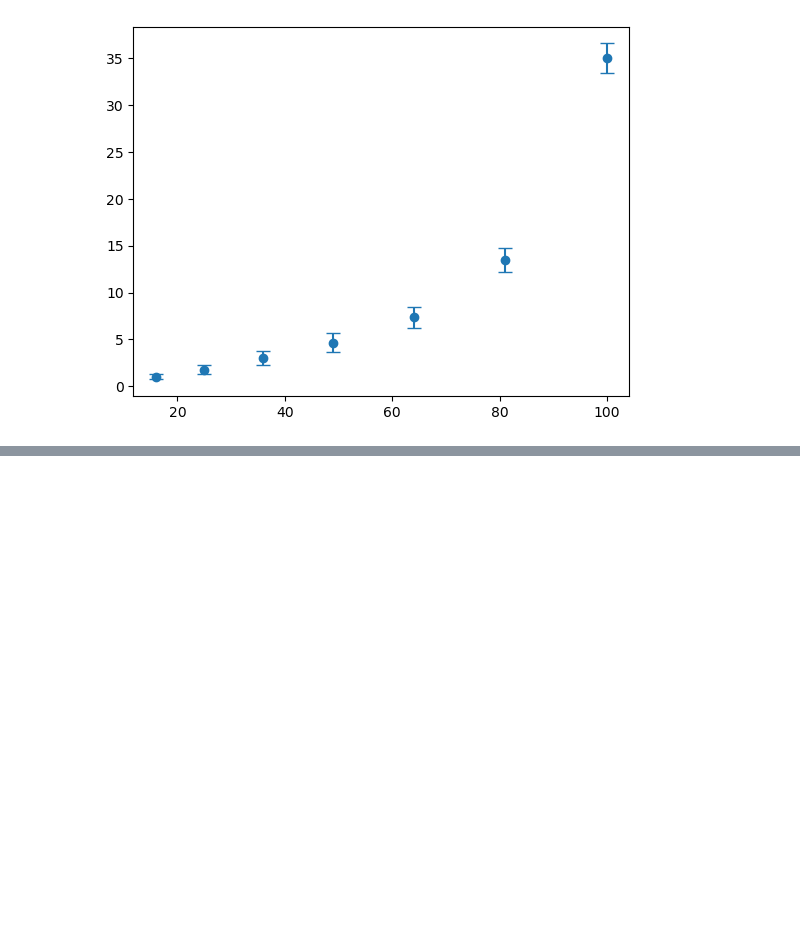
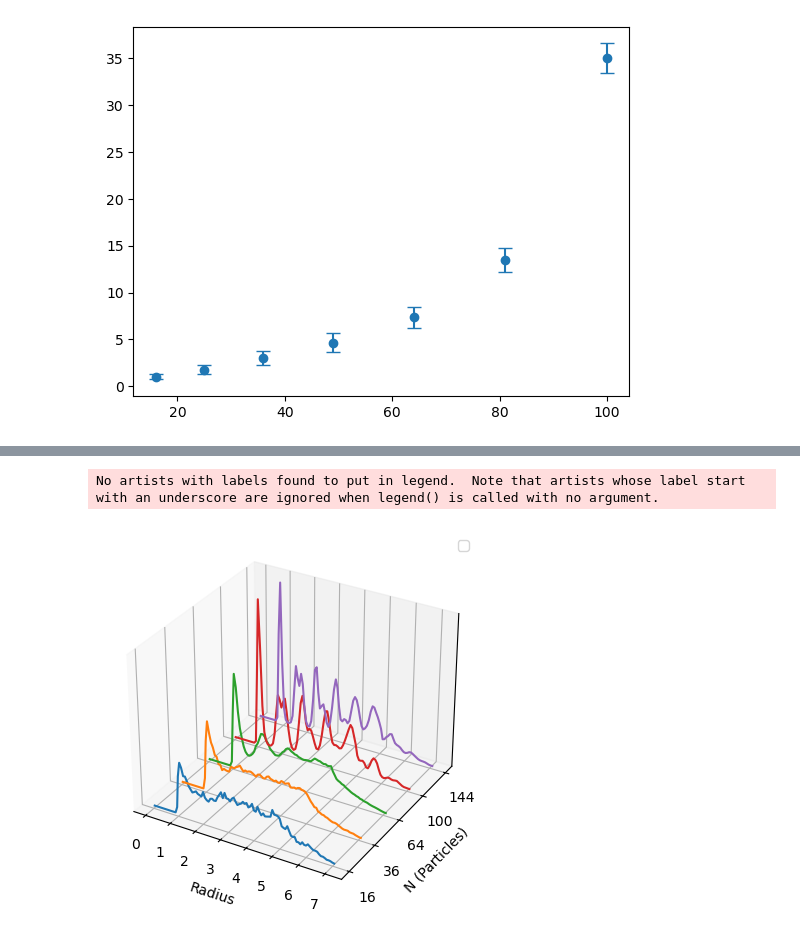
Before and after one commit to pjeong3120/md_engine, a Jupyter notebook: plots.ipynb, the cells around one changed output, grey strips where cells are left out. Drawn from its saved outputs; the diff is of its cells as text; code cells hidden in the pictures; blank space fills up the shorter version.

Commit message:
Updated Radial density function and plotting. updated density screening script to better

```diff
--- a/plots.ipynb
+++ b/plots.ipynb
@@ -84,11 +83,0 @@ plt.show()
-# %%
-job_dir = f'./runs/density_screens/N=64'
-from src.utils import compute_diffusion_coeff_v, compute_diffusion_coeff_r
-
-with open(os.path.join(job_dir, 'data.pkl'), 'rb') as f:
-    data = pickle.load(f)
-time = data['time']
-v = data['v']
-r = data['r']
-
-print(compute_diffusion_coeff_v(time, v), compute_diffusion_coeff_r(time, r))
@@ -130,0 +114,33 @@ plt.show()
+# %%
+from mpl_toolkits.mplot3d import Axes3D  # needed for 3D plots
+from src.utils import normalized_radial_density_function
+
+fig = plt.figure()
+ax = fig.add_subplot(111, projection='3d')
+
+for i, N in enumerate([16, 36, 64, 100, 144]):
+    job_dir = f'./runs/density_screens/N={N}'
+    with open(os.path.join(job_dir, 'data.pkl'), 'rb') as f:
+        data = pickle.load(f)
+    r = data['r'][800:1000] # Chooose 100 times points after the system is well equilibrated
+    unit_cell = data['unit_cell']
+    bin_centers, bin_heights = normalized_radial_density_function(r, unit_cell, num_bins=100)
+
+    # Create an array with the same shape as bin_centers but filled with N (for y-axis)
+    y = np.full_like(bin_centers, i)
+
+    # Plot as a line in 3D
+    ax.plot(bin_centers, y, bin_heights)
+
+ax.set_zticks([])
+ax.set_xlabel("Radius")
+ax.set_ylabel("N (Particles)")
+ax.set_yticks(range(5), [16, 36, 64, 100, 144])
+ax.set_zlabel("Radial Density")
+
+plt.title('Rad')
+plt.legend()
+plt.show()
+# %% [output]
+No artists with labels found to put in legend.  Note that artists whose label start with an underscore are ignored when legend() is called with no argument.
+[figure, added]
```
Also changed, not shown: parts of 6 cells of this notebook, 2 other files.
